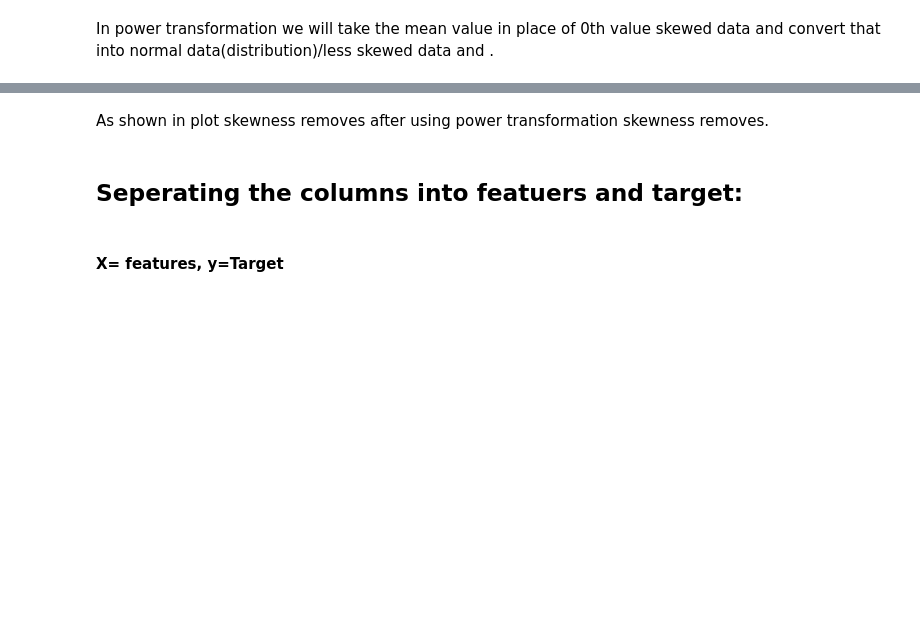
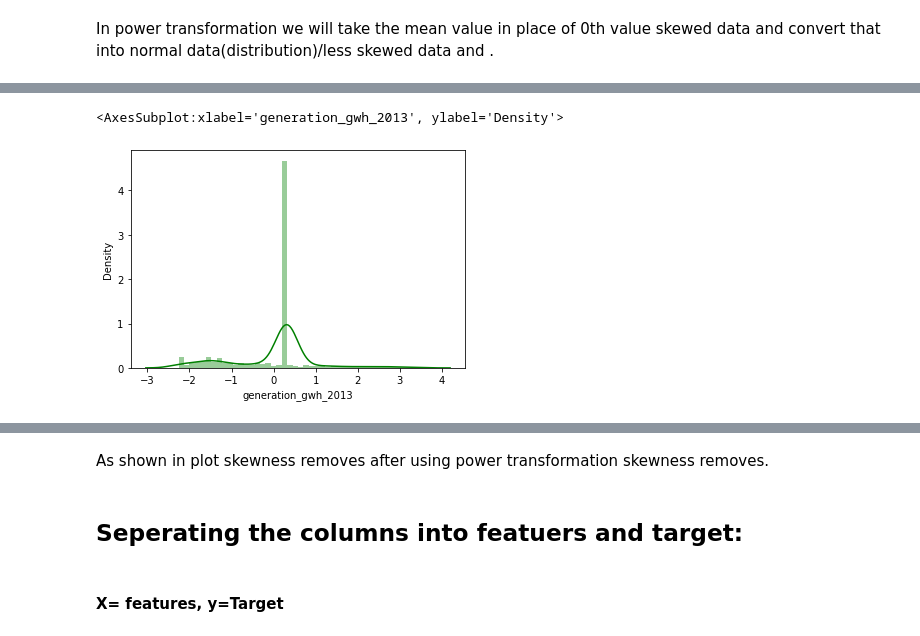
Before and after one commit to chaitali1992mygit/Global-Power-Plant, a Jupyter notebook: Global Power Plant.ipynb, the cells around one changed output, grey strips where cells are left out. Saved outputs shown, nothing was run; the diff lists cells and outputs as text; code cells hidden in the pictures; blank space fills up the shorter version.

```diff
--- a/Global Power Plant.ipynb
+++ b/Global Power Plant.ipynb
@@ -1036,0 +1189,5 @@ sn.distplot(new_df["Diameter"], color = 'g')
+# %%
+sn.distplot(new_df["generation_gwh_2013"], color = 'g')
+# %% [output]
+<AxesSubplot:xlabel='generation_gwh_2013', ylabel='Density'>
+[figure, added]
```
Also changed, not shown: parts of 367 cells of this notebook.
